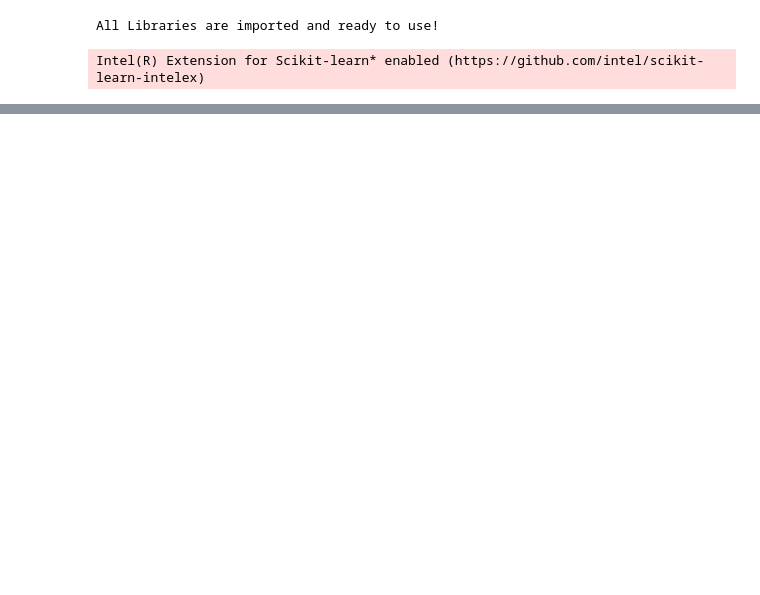
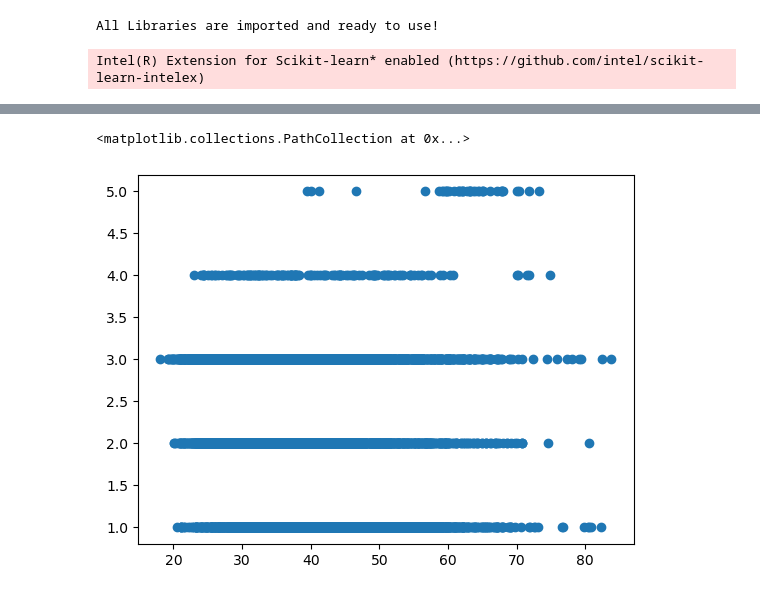
Before and after one commit to AryanPatel12125/FT-PROJECTS, a Jupyter notebook: 7. Loan_Applicant_Risk_Classification/Loan_Application.ipynb, the cells around one changed output, grey strips where cells are left out. Cells and saved outputs as stored; diff of their text form; code cells hidden in the pictures; blank space fills up the shorter version.

Commit message:
Project 7 + Changes to Copy&Paste.txt

```diff
--- a/7. Loan_Applicant_Risk_Classification/Loan_Application.ipynb
+++ b/7. Loan_Applicant_Risk_Classification/Loan_Application.ipynb
@@ -36,3 +37,8 @@ print("All Libraries are imported and ready to use!")
 # %% [output]
 All Libraries are imported and ready to use!
 Intel(R) Extension for Scikit-learn* enabled (https://github.com/intel/scikit-learn-intelex)
+# %%
+data = pd.read_excel('Python_Project_7_KNN.xlsx')
+# %%
+data1 = data.copy(deep=True)
+data2 = data.copy(deep=True)
@@ -38,0 +109,5 @@ Intel(R) Extension for Scikit-learn* enabled (https://github.com/intel/scikit-le
+# %%
+plt.scatter(data1['Age'],data1['Total Work Experience'])
+# %% [output]
+<matplotlib.collections.PathCollection at 0x...>
+[figure, added]
```
Also changed, not shown: parts of 17 cells of this notebook, 1 other file.
